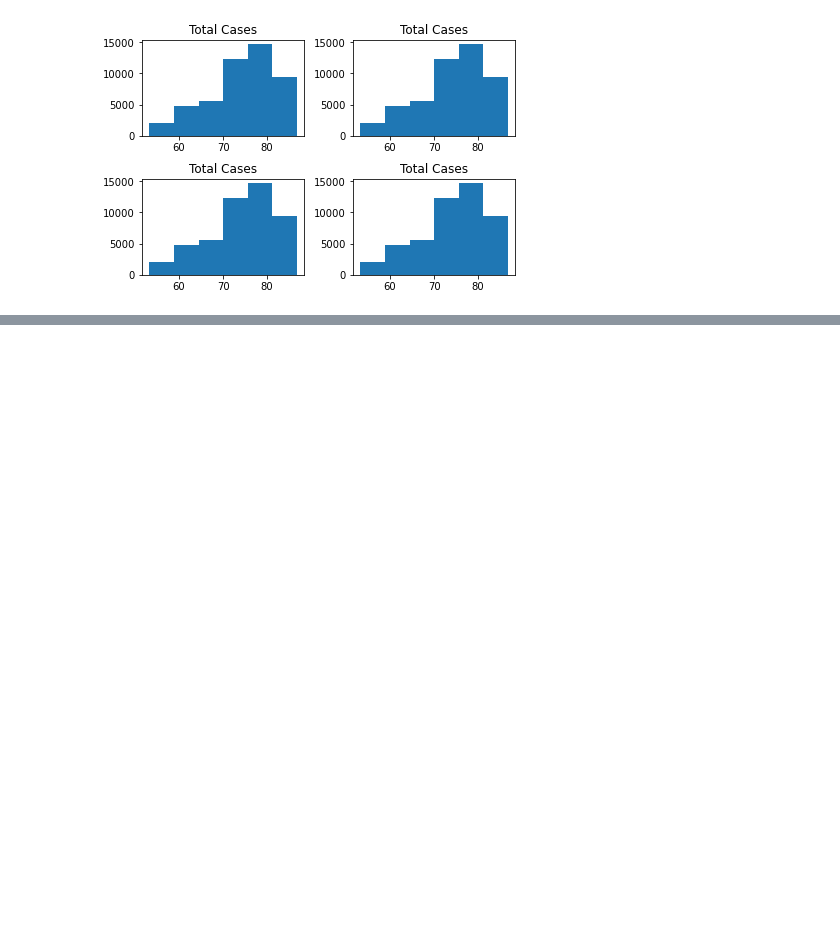
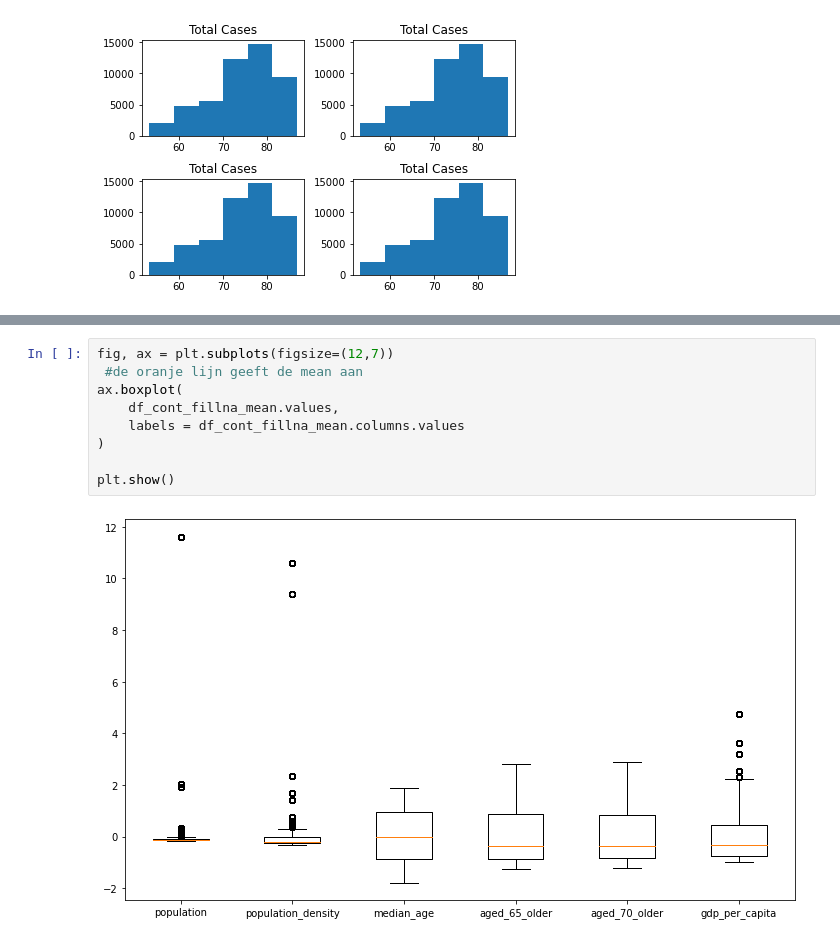
Before and after one commit to TrevorvU/Machine-Learning-Data, a Jupyter notebook: Untitled-1.ipynb, the cells around one changed output, grey strips where cells are left out. Cells and saved outputs as stored; diff of their text form; blank space fills up the shorter version.

```diff
--- a/Untitled-1.ipynb
+++ b/Untitled-1.ipynb
@@ -100,0 +254,11 @@ Length: 197, dtype: int64
+# %%
+fig, ax = plt.subplots(figsize=(12,7))
+ #de oranje lijn geeft de mean aan
+ax.boxplot(
+    df_cont_fillna_mean.values,
+    labels = df_cont_fillna_mean.columns.values
+)
+
+plt.show()
+# %% [output]
+[figure, added]
```
Also changed, not shown: parts of 18 cells of this notebook.
